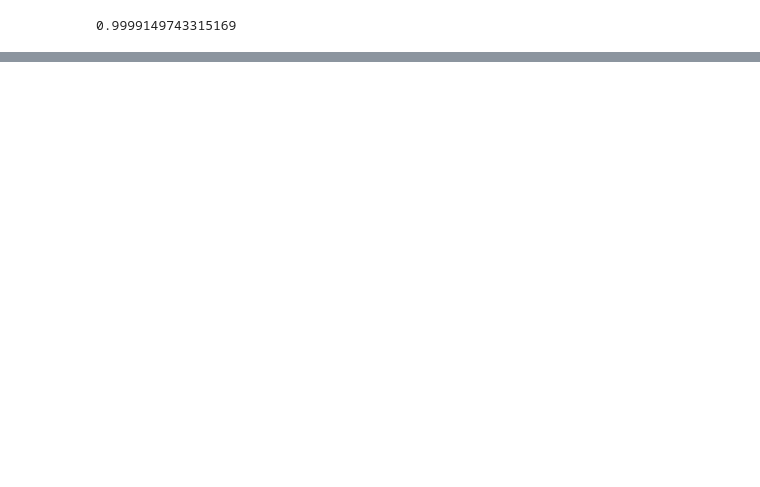
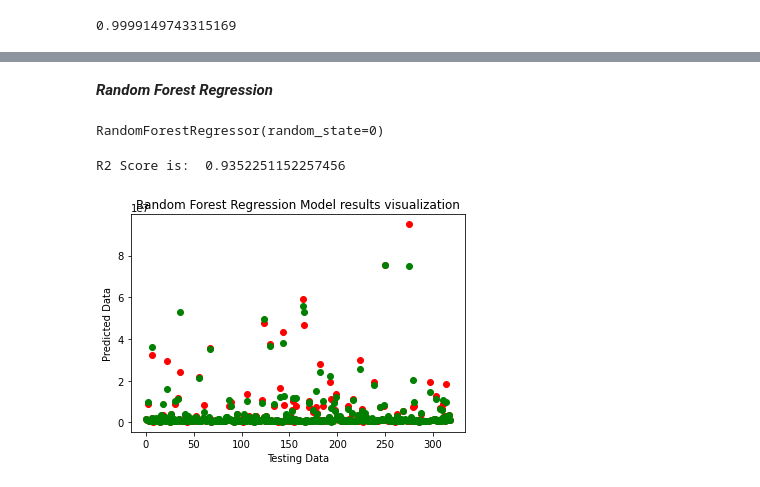
Before and after one commit to cosmic643/Car_price_prediction, a Jupyter notebook: car_price_predict.ipynb, the cells around one changed output, grey strips where cells are left out. Cells and saved outputs as stored; diff of their text form; code cells hidden in the pictures; blank space fills up the shorter version.

```diff
--- a/car_price_predict.ipynb
+++ b/car_price_predict.ipynb
@@ -222,0 +350,3 @@ print(r2_score(y,y_predict_PR))
+# %%
+dic_tree_reg = DecisionTreeRegressor(random_state = 0)
+dic_tree_reg.fit(x_train,y_train)
@@ -222,0 +362,17 @@ print(r2_score(y,y_predict_PR))
+# %%
+num_list = []
+i = 0
+for dat in y_test:
+  num_list.append(i)
+  i += 1
+plt.scatter(num_list,y_test,color = 'r')
+plt.xlabel('Testing Data')
+num_list.clear()
+i = 0
+for dat in y_predict_LR:
+  num_list.append(i)
+  i += 1
+plt.scatter(num_list,y_predict_dtr,color = 'g')
+plt.ylabel('Predicted Data')
+plt.title('Random Forest Regression Model results visualization')
+plt.show()
@@ -222,0 +381,33 @@ print(r2_score(y,y_predict_PR))
+# %% [markdown]
+***Random Forest Regression***
+# %%
+rf_reg = RandomForestRegressor(n_estimators = 100, random_state = 0)
+rf_reg.fit(x_train,y_train)
+# %% [output]
+RandomForestRegressor(random_state=0)
+# %%
+y_predict_RFR = rf_reg.predict(x_test)
+# %%
+score = r2_score(y_test,y_predict_RFR)
+print("R2 Score is: ",score)
+# %% [output]
+R2 Score is:  0.9352251152257456
+# %%
+num_list = []
+i = 0
+for dat in y_test:
+  num_list.append(i)
+  i += 1
+plt.scatter(num_list,y_test,color = 'r')
+plt.xlabel('Testing Data')
+num_list.clear()
+i = 0
+for dat in y_predict_LR:
+  num_list.append(i)
+  i += 1
+plt.scatter(num_list,y_predict_RFR,color = 'g')
+plt.ylabel('Predicted Data')
+plt.title('Random Forest Regression Model results visualization')
+plt.show()
+# %% [output]
+[figure, added]
```
Also changed, not shown: parts of 20 cells of this notebook.
